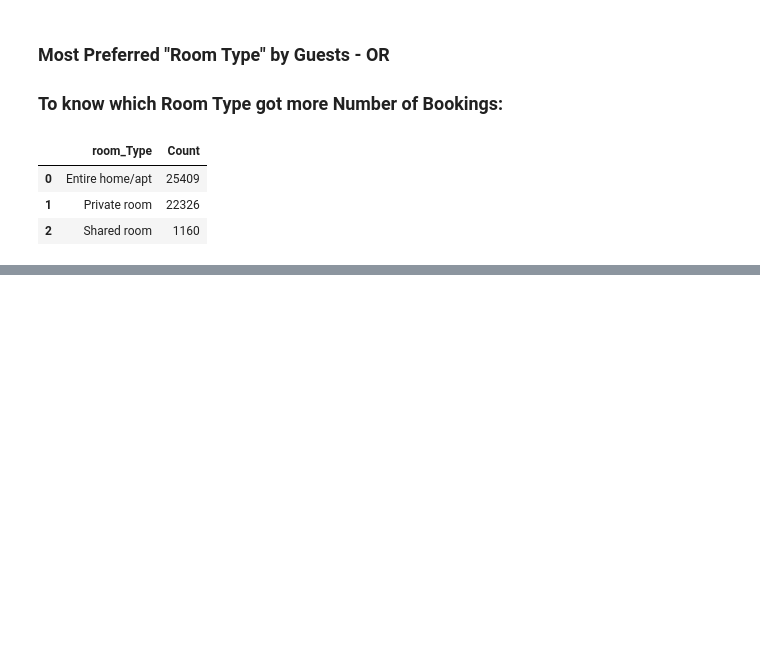
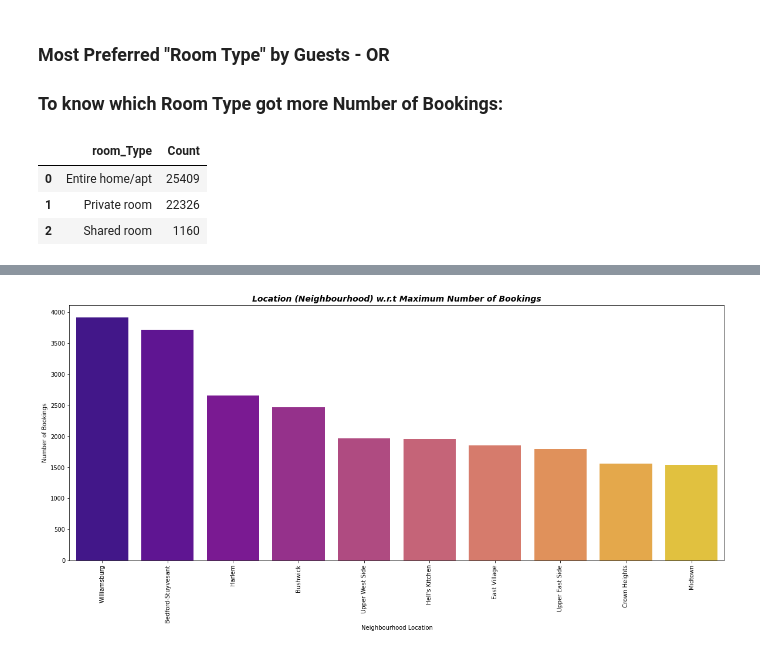
Before and after one commit to spradeepgit/Airbnb-Booking-Analysis, a Jupyter notebook: Airbnb_Booking_Analysis_Capstone_Project.ipynb, the cells around one changed output, grey strips where cells are left out. Cells and saved outputs as stored; diff of their text form; code cells hidden in the pictures; blank space fills up the shorter version.

```diff
--- a/Airbnb_Booking_Analysis_Capstone_Project.ipynb
+++ b/Airbnb_Booking_Analysis_Capstone_Project.ipynb
@@ -364,0 +671,16 @@ fig.show()
+# %%
+#Now, Let's Plot this Data - Using "Seaborn":
+fig = plt.subplots(figsize = (20,8))
+sns.set_style = "darkgrid"
+
+sns.countplot(x = df_Listings["neighbourhood"], order = df_Listings["neighbourhood"].value_counts()[:10].index, palette = "plasma")
+
+plt.xticks(rotation = 90)
+plt.title("Location (Neighbourhood) w.r.t Maximum Number of Bookings", fontsize = 14, fontweight = 'bold', fontstyle =
+          'italic')
+plt.xlabel('Neighbourhood Location')
+plt.ylabel('Number of Bookings')
+
+plt.show()
+# %% [output]
+[figure, added]
```
Also changed, not shown: parts of 38 cells of this notebook.
